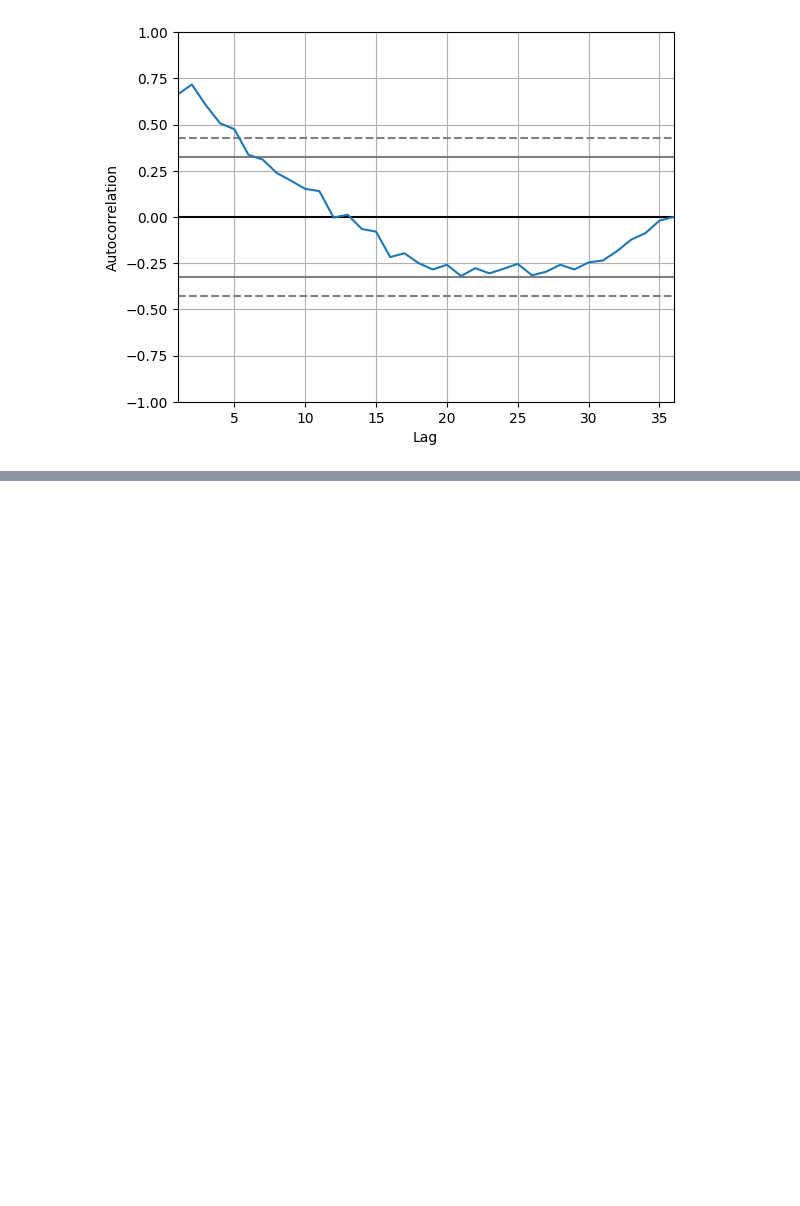
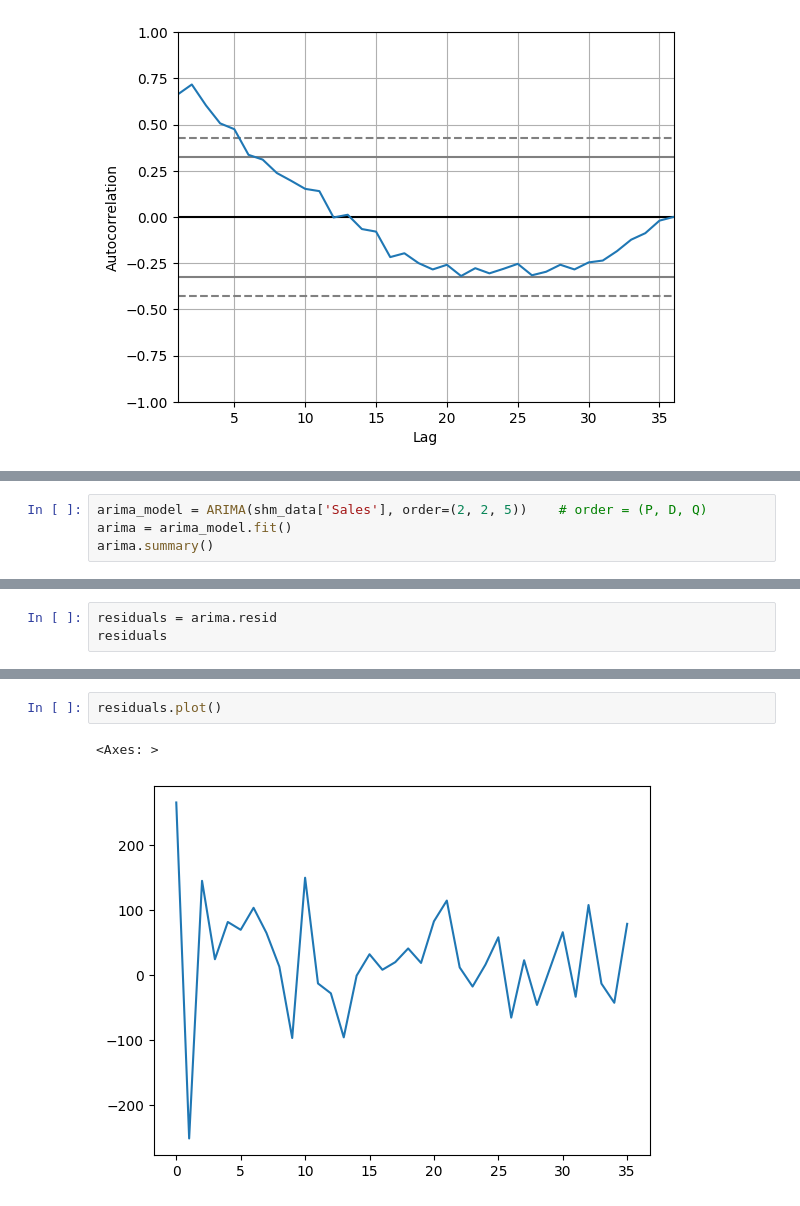
Before and after one commit to Mansish-101M99/Machine_Learning_use_MM, a Jupyter notebook: Time_Series_Forecasting/time_sr_forecast5.ipynb, the cells around one changed output, grey strips where cells are left out. Drawn from its saved outputs; the diff is of its cells as text; blank space fills up the shorter version.

```diff
--- a/Time_Series_Forecasting/time_sr_forecast5.ipynb
+++ b/Time_Series_Forecasting/time_sr_forecast5.ipynb
@@ -72,0 +92,4 @@ For autocorrelation, if the autocorrelation plot is crossing at the confidence i
+# %%
+arima_model = ARIMA(shm_data['Sales'], order=(2, 2, 5))    # order = (P, D, Q)
+arima = arima_model.fit()
+arima.summary()
@@ -72,0 +121,3 @@ For autocorrelation, if the autocorrelation plot is crossing at the confidence i
+# %%
+residuals = arima.resid
+residuals
@@ -72,0 +154,5 @@ For autocorrelation, if the autocorrelation plot is crossing at the confidence i
+# %%
+residuals.plot()
+# %% [output]
+<Axes: >
+[figure, added]
```
Also changed, not shown: parts of 12 cells of this notebook.
